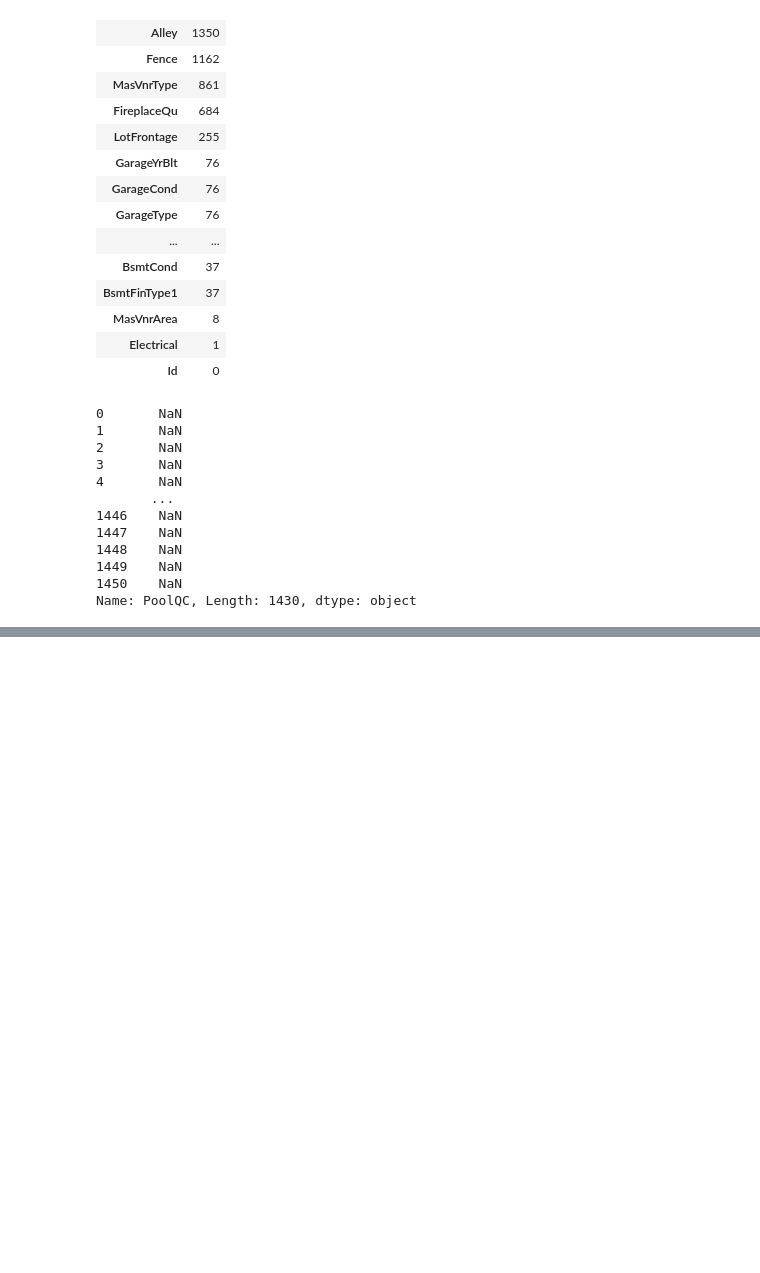
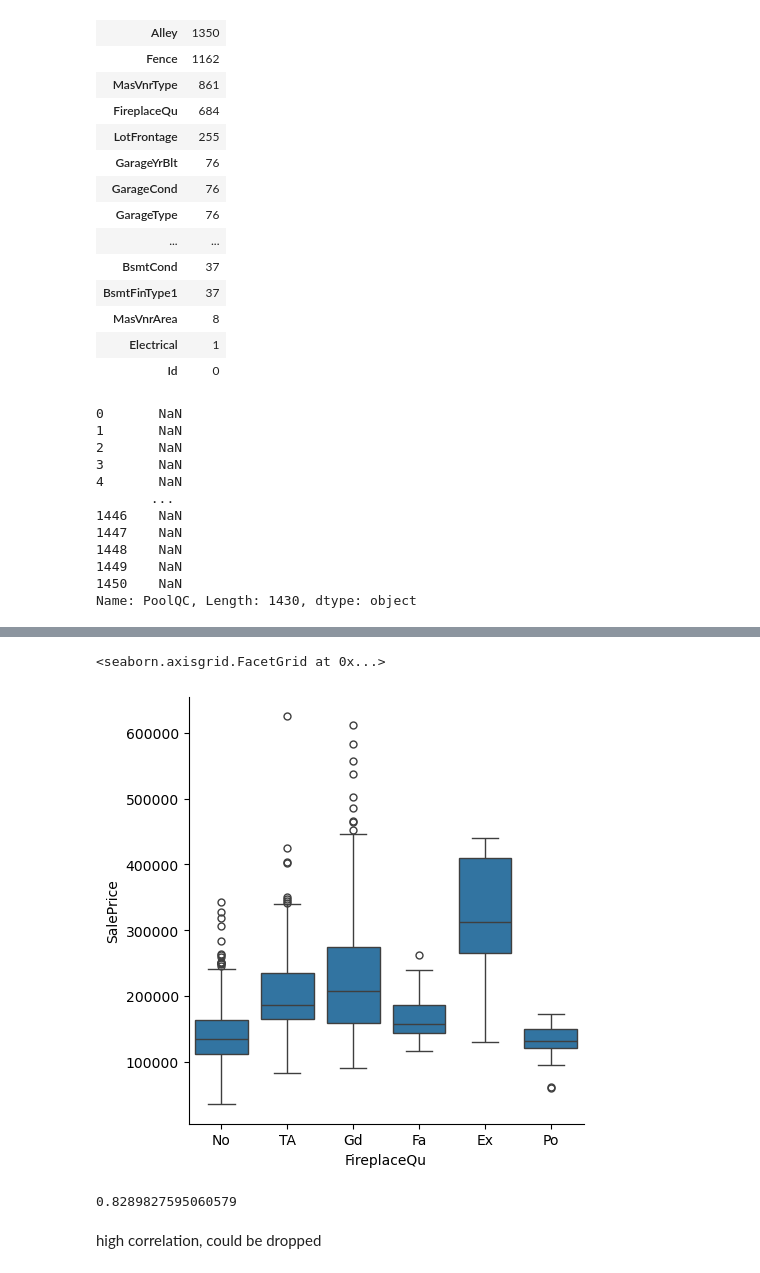
Before and after one commit to Generic-alias/jupyter-regressionmodel, a Jupyter notebook: houseregression.ipynb, the cells around one changed output, grey strips where cells are left out. Drawn from its saved outputs; the diff is of its cells as text; code cells hidden in the pictures; blank space fills up the shorter version.

```diff
--- a/houseregression.ipynb
+++ b/houseregression.ipynb
@@ -413,0 +475,5 @@ Name: PoolQC, Length: 1430, dtype: object
+# %%
+sns.catplot(x="FireplaceQu",y="SalePrice",data=train_df,kind="box")
+# %% [output]
+<seaborn.axisgrid.FacetGrid at 0x...>
+[figure, added]
@@ -413,0 +483,6 @@ Name: PoolQC, Length: 1430, dtype: object
+# %%
+train_df['GarageYrBlt'].corr(train_df['YearBuilt'])
+# %% [output]
+0.8289827595060579
+# %% [markdown]
+high correlation, could be dropped
```
Also changed, not shown: parts of 14 cells of this notebook.
